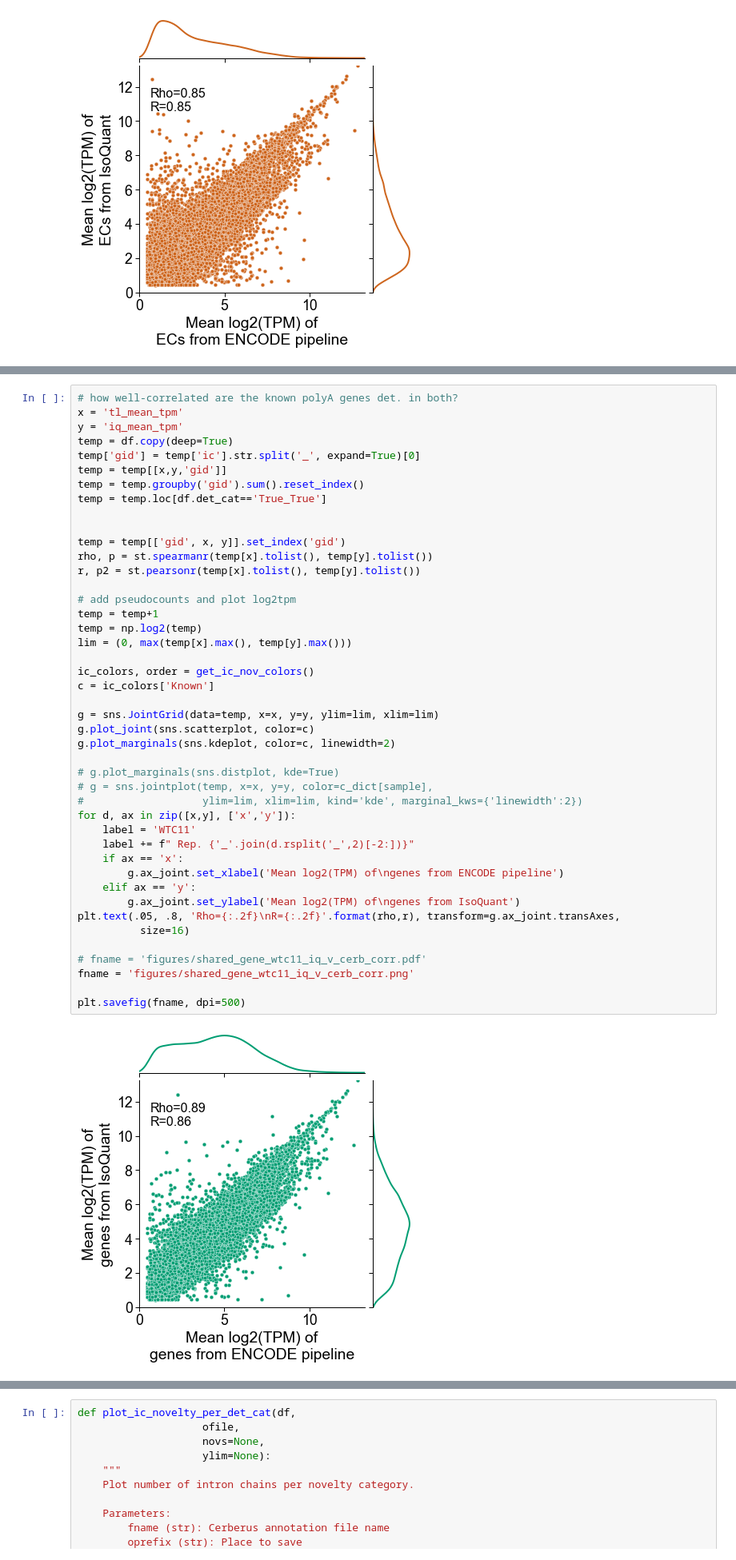
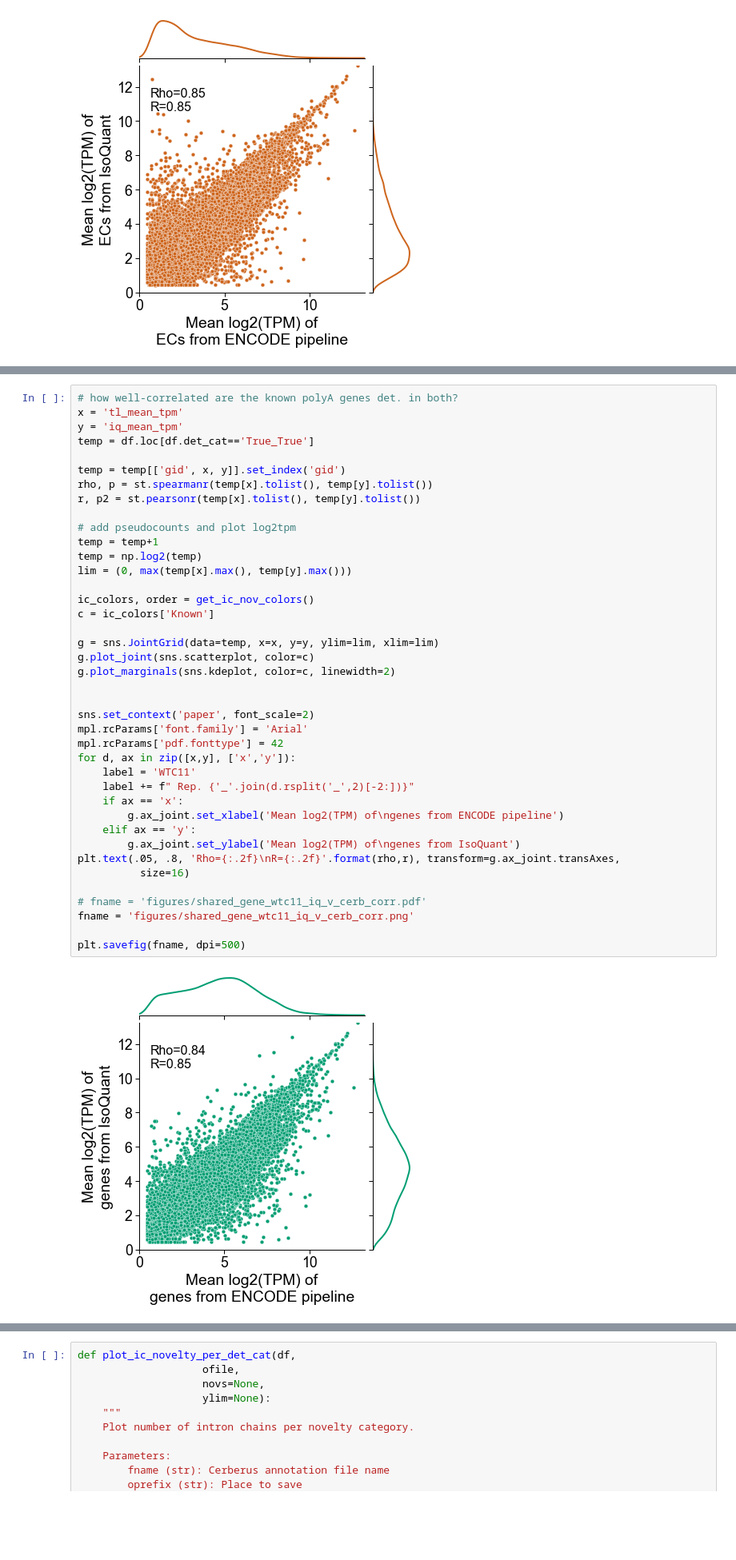
Before and after one commit to fairliereese/paper_rnawg, a Jupyter notebook: figures_revisions/revisions/isoquant_wtc11_comparison.ipynb, the cells around one changed output, grey strips where cells are left out. Shown at 80% size. Drawn from its saved outputs; the diff is of its cells as text; blank space fills up the shorter version.

```diff
--- a/figures_revisions/revisions/isoquant_wtc11_comparison.ipynb
+++ b/figures_revisions/revisions/isoquant_wtc11_comparison.ipynb
@@ -1353,45 +600,41 @@ MannwhitneyuResult(statistic=42381237.0, pvalue=8.868664844354995e-112)
 # how well-correlated are the known polyA genes det. in both?
 x = 'tl_mean_tpm'
 y = 'iq_mean_tpm'
-temp = df.copy(deep=True)
-temp['gid'] = temp['ic'].str.split('_', expand=True)[0]
-temp = temp[[x,y,'gid']]
-temp = temp.groupby('gid').sum().reset_index()
-temp = temp.loc[df.det_cat=='True_True']
-
+temp = df.loc[df.det_cat=='True_True']
 
 temp = temp[['gid', x, y]].set_index('gid')
 rho, p = st.spearmanr(temp[x].tolist(), temp[y].tolist())
 r, p2 = st.pearsonr(temp[x].tolist(), temp[y].tolist())
 
 # add pseudocounts and plot log2tpm
 temp = temp+1
 temp = np.log2(temp)
 lim = (0, max(temp[x].max(), temp[y].max()))
 
 ic_colors, order = get_ic_nov_colors()
 c = ic_colors['Known']
 
 g = sns.JointGrid(data=temp, x=x, y=y, ylim=lim, xlim=lim)
 g.plot_joint(sns.scatterplot, color=c)
 g.plot_marginals(sns.kdeplot, color=c, linewidth=2)
 
-# g.plot_marginals(sns.distplot, kde=True)
-# g = sns.jointplot(temp, x=x, y=y, color=c_dict[sample],
-#                   ylim=lim, xlim=lim, kind='kde', marginal_kws={'linewidth':2})
+
+sns.set_context('paper', font_scale=2)
+mpl.rcParams['font.family'] = 'Arial'
+mpl.rcParams['pdf.fonttype'] = 42
 for d, ax in zip([x,y], ['x','y']):
     label = 'WTC11'
     label += f" Rep. {'_'.join(d.rsplit('_',2)[-2:])}"
     if ax == 'x':
         g.ax_joint.set_xlabel('Mean log2(TPM) of\ngenes from ENCODE pipeline')
     elif ax == 'y':
         g.ax_joint.set_ylabel('Mean log2(TPM) of\ngenes from IsoQuant')
 plt.text(.05, .8, 'Rho={:.2f}\nR={:.2f}'.format(rho,r), transform=g.ax_joint.transAxes,
           size=16)
 
 # fname = 'figures/shared_gene_wtc11_iq_v_cerb_corr.pdf'
 fname = 'figures/shared_gene_wtc11_iq_v_cerb_corr.png'
 
 plt.savefig(fname, dpi=500)
 # %% [output]
-[figure, old version]
+[figure, new version]
```
Also changed, not shown: parts of 58 cells of this notebook.
